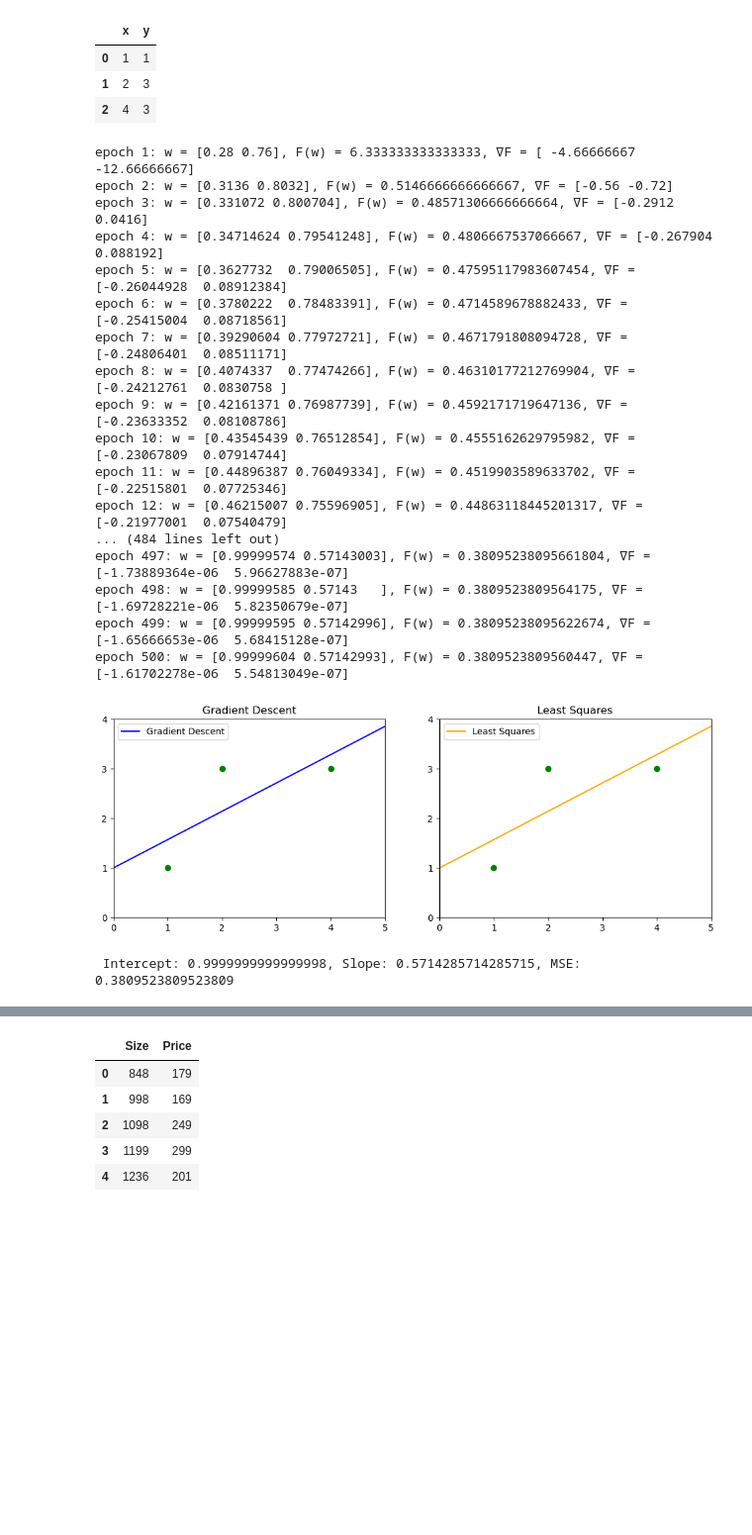
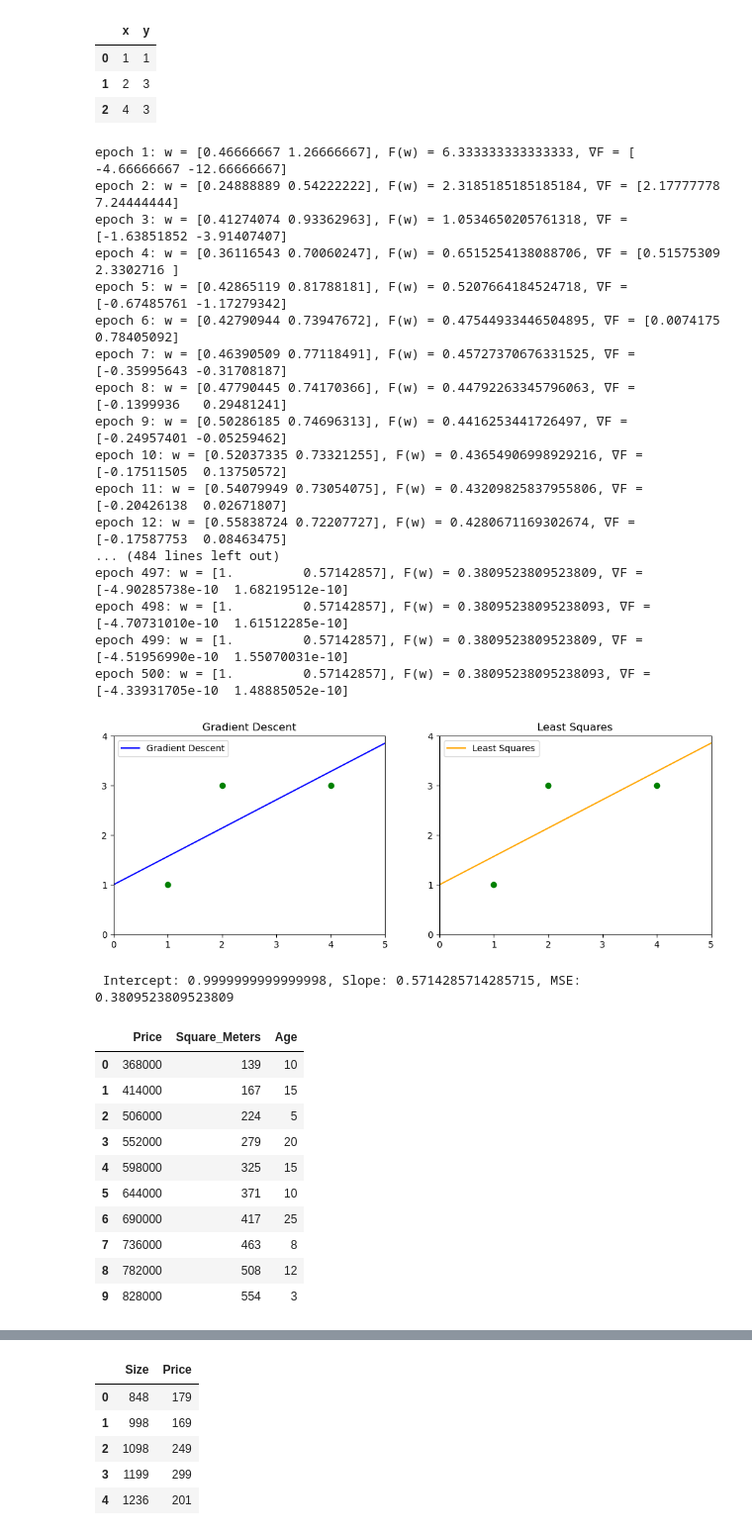
Before and after one commit to samkivioja/Regression-Models, a Jupyter notebook: regression.ipynb, the cells around one changed output, grey strips where cells are left out. Shown at 99% size. Cells and saved outputs as stored; diff of their text form; code cells hidden in the pictures; blank space fills up the shorter version.

```diff
--- a/regression.ipynb
+++ b/regression.ipynb
@@ -281,8 +287,8 @@ test_df
 x = test_df['x'].to_numpy()
 y = test_df['y'].to_numpy()
 
-y_estimate, weights = linRegressGD((x,y), 0.06, 500, results=True)
-y_pred, slope, intercept, mse = linRegress(x, y)
+y_estimate, weights = linRegressGD((x,y), 0.1, 500, results=True)
+y_pred, slope, intercept, mse = linearRegress(x, y)
 
 fig, axs = plt.subplots(1, 2, figsize=(12, 4))
 
@@ -311,22 +317,22 @@ plt.show()
 
 print(f" Intercept: {intercept}, Slope: {slope}, MSE: {mse}")
 # %% [output]
-epoch 1: w = [0.28 0.76], F(w) = 6.333333333333333, ∇F = [ -4.66666667 -12.66666667]
-epoch 2: w = [0.3136 0.8032], F(w) = 0.5146666666666667, ∇F = [-0.56 -0.72]
-epoch 3: w = [0.331072 0.800704], F(w) = 0.48571306666666664, ∇F = [-0.2912  0.0416]
-epoch 4: w = [0.34714624 0.79541248], F(w) = 0.4806667537066667, ∇F = [-0.267904  0.088192]
-epoch 5: w = [0.3627732  0.79006505], F(w) = 0.47595117983607454, ∇F = [-0.26044928  0.08912384]
-epoch 6: w = [0.3780222  0.78483391], F(w) = 0.4714589678882433, ∇F = [-0.25415004  0.08718561]
-epoch 7: w = [0.39290604 0.77972721], F(w) = 0.4671791808094728, ∇F = [-0.24806401  0.08511171]
-epoch 8: w = [0.4074337  0.77474266], F(w) = 0.46310177212769904, ∇F = [-0.24212761  0.0830758 ]
-epoch 9: w = [0.42161371 0.76987739], F(w) = 0.4592171719647136, ∇F = [-0.23633352  0.08108786]
-epoch 10: w = [0.43545439 0.76512854], F(w) = 0.4555162629795982, ∇F = [-0.23067809  0.07914744]
-epoch 11: w = [0.44896387 0.76049334], F(w) = 0.4519903589633702, ∇F = [-0.22515801  0.07725346]
-epoch 12: w = [0.46215007 0.75596905], F(w) = 0.44863118445201317, ∇F = [-0.21977001  0.07540479]
+epoch 1: w = [0.46666667 1.26666667], F(w) = 6.333333333333333, ∇F = [ -4.66666667 -12.66666667]
+epoch 2: w = [0.24888889 0.54222222], F(w) = 2.3185185185185184, ∇F = [2.17777778 7.24444444]
+epoch 3: w = [0.41274074 0.93362963], F(w) = 1.0534650205761318, ∇F = [-1.63851852 -3.91407407]
+epoch 4: w = [0.36116543 0.70060247], F(w) = 0.6515254138088706, ∇F = [0.51575309 2.3302716 ]
+epoch 5: w = [0.42865119 0.81788181], F(w) = 0.5207664184524718, ∇F = [-0.67485761 -1.17279342]
+epoch 6: w = [0.42790944 0.73947672], F(w) = 0.47544933446504895, ∇F = [0.0074175  0.78405092]
+epoch 7: w = [0.46390509 0.77118491], F(w) = 0.45727370676331525, ∇F = [-0.35995643 -0.31708187]
+epoch 8: w = [0.47790445 0.74170366], F(w) = 0.44792263345796063, ∇F = [-0.1399936   0.29481241]
+epoch 9: w = [0.50286185 0.74696313], F(w) = 0.4416253441726497, ∇F = [-0.24957401 -0.05259462]
+epoch 10: w = [0.52037335 0.73321255], F(w) = 0.43654906998929216, ∇F = [-0.17511505  0.13750572]
+epoch 11: w = [0.54079949 0.73054075], F(w) = 0.43209825837955806, ∇F = [-0.20426138  0.02671807]
+epoch 12: w = [0.55838724 0.72207727], F(w) = 0.4280671169302674, ∇F = [-0.17587753  0.08463475]
 ... (484 lines left out)
-epoch 497: w = [0.99999574 0.57143003], F(w) = 0.38095238095661804, ∇F = [-1.73889364e-06  5.96627883e-07]
-epoch 498: w = [0.99999585 0.57143   ], F(w) = 0.3809523809564175, ∇F = [-1.69728221e-06  5.82350679e-07]
-epoch 499: w = [0.99999595 0.57142996], F(w) = 0.38095238095622674, ∇F = [-1.65666653e-06  5.68415128e-07]
-epoch 500: w = [0.99999604 0.57142993], F(w) = 0.3809523809560447, ∇F = [-1.61702278e-06  5.54813049e-07]
+epoch 497: w = [1.         0.57142857], F(w) = 0.3809523809523809, ∇F = [-4.90285738e-10  1.68219512e-10]
+epoch 498: w = [1.         0.57142857], F(w) = 0.38095238095238093, ∇F = [-4.70731010e-10  1.61512285e-10]
+epoch 499: w = [1.         0.57142857], F(w) = 0.3809523809523809, ∇F = [-4.51956990e-10  1.55070031e-10]
+epoch 500: w = [1.         0.57142857], F(w) = 0.38095238095238093, ∇F = [-4.33931705e-10  1.48885052e-10]
 [figure]
  Intercept: 0.9999999999999998, Slope: 0.5714285714285715, MSE: 0.3809523809523809
@@ -332,0 +371,21 @@ epoch 500: w = [0.99999604 0.57142993], F(w) = 0.3809523809560447, ∇F = [-1.61
+# %%
+house_data = {
+    'Price': [368000, 414000, 506000, 552000, 598000, 644000, 690000, 736000, 782000, 828000],
+    'Square_Meters': [139, 167, 224, 279, 325, 371, 417, 463, 508, 554],
+    'Age': [10, 15, 5, 20, 15, 10, 25, 8, 12, 3]
+}
+
+housing_df = pd.DataFrame(house_data)
+housing_df
+# %% [output]
+|  | Price | Square_Meters | Age |
+| 0 | 368000 | 139 | 10 |
+| 1 | 414000 | 167 | 15 |
+| 2 | 506000 | 224 | 5 |
+| 3 | 552000 | 279 | 20 |
+| 4 | 598000 | 325 | 15 |
+| 5 | 644000 | 371 | 10 |
+| 6 | 690000 | 417 | 25 |
+| 7 | 736000 | 463 | 8 |
+| 8 | 782000 | 508 | 12 |
+| 9 | 828000 | 554 | 3 |
```
Also changed, not shown: parts of 11 cells of this notebook.
